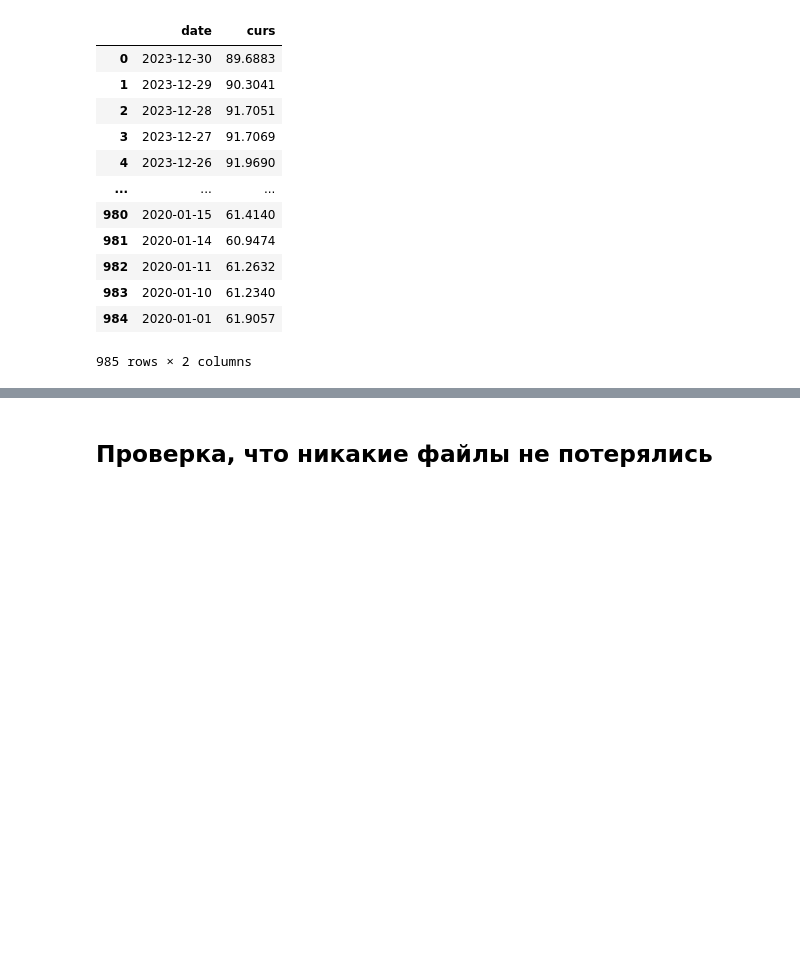
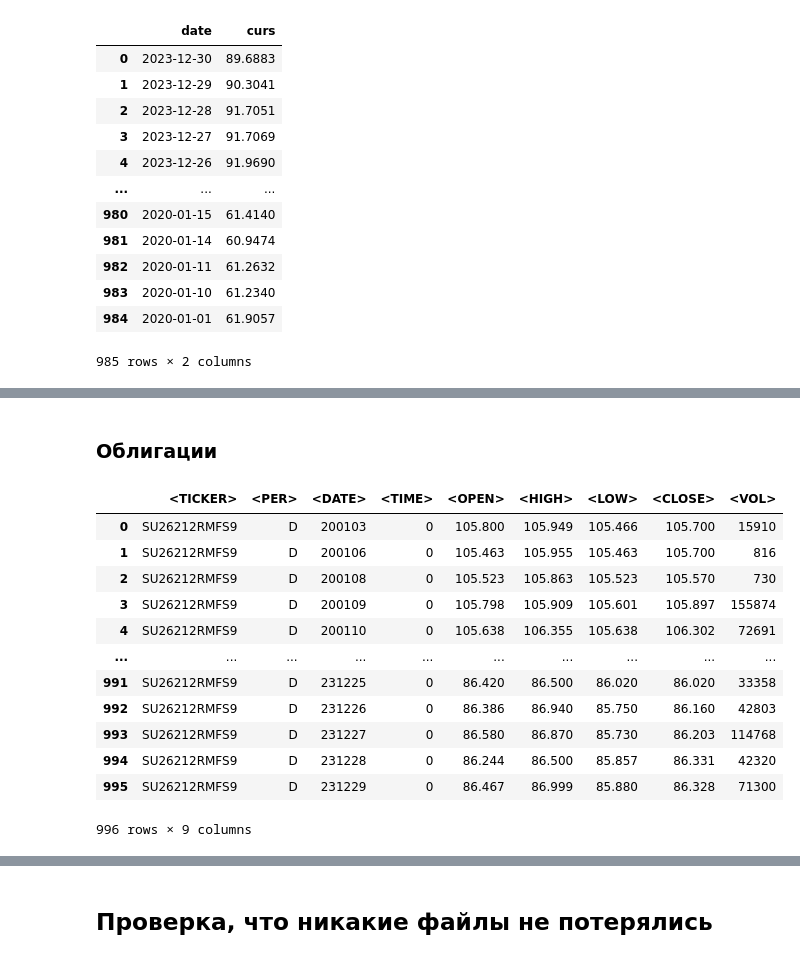
Before and after one commit to yanakhazanova/market_risk, a Jupyter notebook: collect_data.ipynb, the cells around one changed output, grey strips where cells are left out. Drawn from its saved outputs; the diff is of its cells as text; code cells hidden in the pictures; blank space fills up the shorter version.

```diff
--- a/collect_data.ipynb
+++ b/collect_data.ipynb
@@ -211,0 +255,19 @@ df
+# %% [markdown]
+### Облигации
+# %%
+df = pd.read_csv('SU26212RMFS9_200101_240101.csv')
+df
+# %% [output]
+|  | <TICKER> | <PER> | <DATE> | <TIME> | <OPEN> | <HIGH> | <LOW> | <CLOSE> | <VOL> |
+| 0 | SU26212RMFS9 | D | 200103 | 0 | 105.800 | 105.949 | 105.466 | 105.700 | 15910 |
+| 1 | SU26212RMFS9 | D | 200106 | 0 | 105.463 | 105.955 | 105.463 | 105.700 | 816 |
+| 2 | SU26212RMFS9 | D | 200108 | 0 | 105.523 | 105.863 | 105.523 | 105.570 | 730 |
+| 3 | SU26212RMFS9 | D | 200109 | 0 | 105.798 | 105.909 | 105.601 | 105.897 | 155874 |
+| 4 | SU26212RMFS9 | D | 200110 | 0 | 105.638 | 106.355 | 105.638 | 106.302 | 72691 |
+| ... | ... | ... | ... | ... | ... | ... | ... | ... | ... |
+| 991 | SU26212RMFS9 | D | 231225 | 0 | 86.420 | 86.500 | 86.020 | 86.020 | 33358 |
+| 992 | SU26212RMFS9 | D | 231226 | 0 | 86.386 | 86.940 | 85.750 | 86.160 | 42803 |
+| 993 | SU26212RMFS9 | D | 231227 | 0 | 86.580 | 86.870 | 85.730 | 86.203 | 114768 |
+| 994 | SU26212RMFS9 | D | 231228 | 0 | 86.244 | 86.500 | 85.857 | 86.331 | 42320 |
+| 995 | SU26212RMFS9 | D | 231229 | 0 | 86.467 | 86.999 | 85.880 | 86.328 | 71300 |
+996 rows × 9 columns
```
Also changed, not shown: parts of 13 cells of this notebook, 4 other files.
